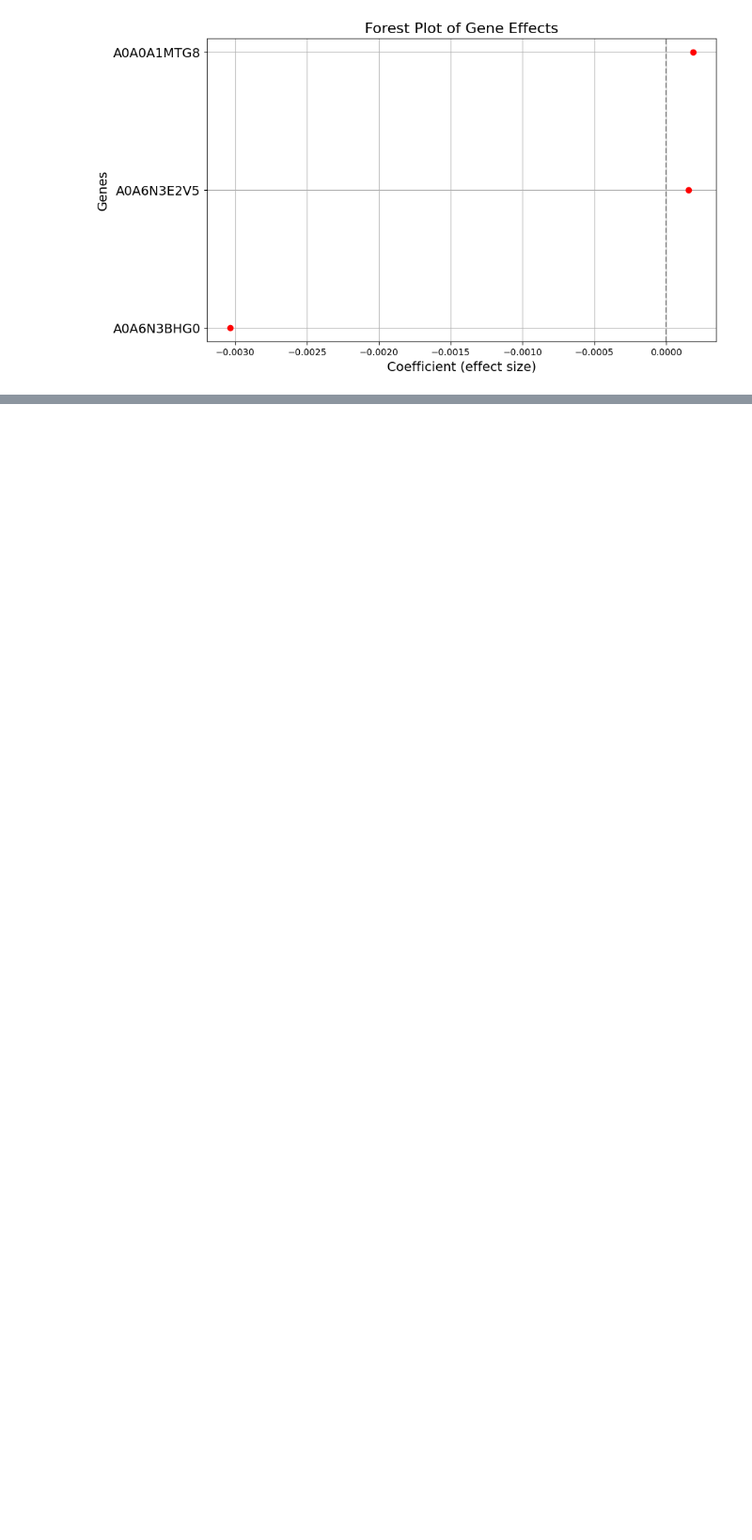
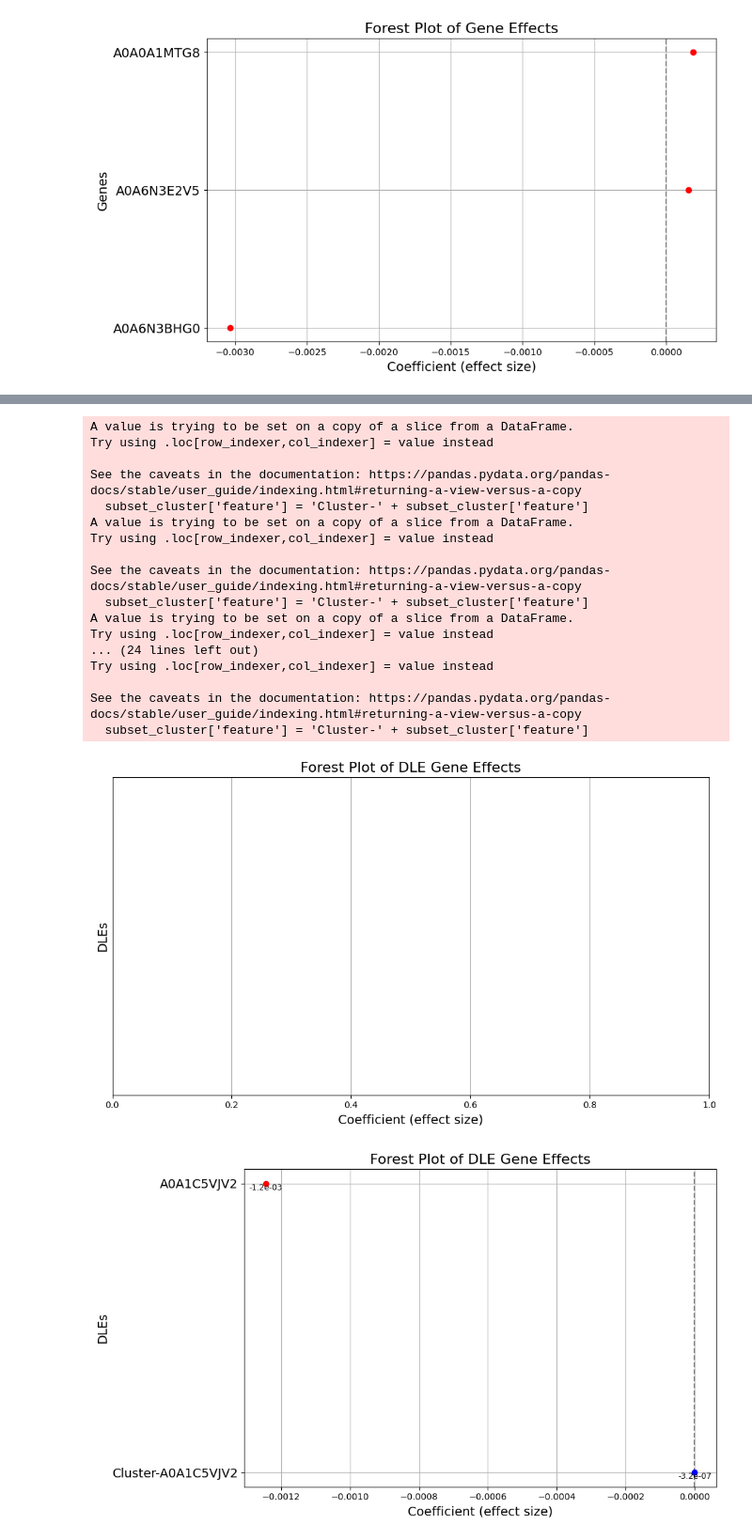
Before and after one commit to oliverdesa/Clustering_Metagenomics, a Jupyter notebook: src/clustering/cluster_analysis.ipynb, the cells around one changed output, grey strips where cells are left out. Shown at 94% size. Saved outputs shown, nothing was run; the diff lists cells and outputs as text; code cells hidden in the pictures; blank space fills up the shorter version.

Commit message:
Generated all forest plots
created for loops to generate forest plots for all downregulated clusters. removed old figures

```diff
--- a/src/clustering/cluster_analysis.ipynb
+++ b/src/clustering/cluster_analysis.ipynb
@@ -327,12 +327,15 @@ def get_cluster_indivudual_es(individual_coefs, cluster_coefs, cluster_id):
 
     # Adding labels and title with larger fonts
     plt.xlabel('Coefficient (effect size)', fontsize=14)
-    plt.ylabel('Genes', fontsize=14)
-    plt.title('Forest Plot of Gene Effects', fontsize=16)
+    plt.ylabel('DLEs', fontsize=14)
+    plt.title('Forest Plot of DLE Gene Effects', fontsize=16)
     plt.grid(True)
 
+    # Use tight layout to automatically adjust plot dimensions
+    plt.tight_layout()
+
     # Display the plot
-    plt.show()
+    plt.savefig(f'../../figures/{cluster_id}_forest_plot.png', dpi=300)
 # %%
 get_cluster_indivudual_es("/Users/odesa/Library/CloudStorage/OneDrive-UniversityofToronto/LabWork/CRC/maaslin/DRA008156/raw/all_results.tsv",
                            "/Users/odesa/Library/CloudStorage/OneDrive-UniversityofToronto/LabWork/CRC/maaslin/DRA008156/new_cluster/no_clr/all_results.tsv",
@@ -348,0 +350,29 @@ See the caveats in the documentation: https://pandas.pydata.org/pandas-docs/stab
+# %%
+# Loop through list of enzyme clusters and apply function
+downregulated = ['A0A0B0HUJ2', 'A0A1C5VJV2', 'A0A1C6FAW9', 'A0A1C6G745', 'A0A1Y6AQ80',
+                  'A0A6N3BHG0', 'A0A174TDS3', 'A0A829ZMP2', 'R6MIH8', 'R6YTV6']
+
+for cluster in downregulated:
+    get_cluster_indivudual_es("/Users/odesa/Library/CloudStorage/OneDrive-UniversityofToronto/LabWork/CRC/maaslin/DRA008156/raw/all_results.tsv",
+                           "/Users/odesa/Library/CloudStorage/OneDrive-UniversityofToronto/LabWork/CRC/maaslin/DRA008156/new_cluster/no_clr/all_results.tsv",
+                             cluster)
+# %% [output]
+A value is trying to be set on a copy of a slice from a DataFrame.
+Try using .loc[row_indexer,col_indexer] = value instead
+
+See the caveats in the documentation: https://pandas.pydata.org/pandas-docs/stable/user_guide/indexing.html#returning-a-view-versus-a-copy
+  subset_cluster['feature'] = 'Cluster-' + subset_cluster['feature']
+A value is trying to be set on a copy of a slice from a DataFrame.
+Try using .loc[row_indexer,col_indexer] = value instead
+
+See the caveats in the documentation: https://pandas.pydata.org/pandas-docs/stable/user_guide/indexing.html#returning-a-view-versus-a-copy
+  subset_cluster['feature'] = 'Cluster-' + subset_cluster['feature']
+A value is trying to be set on a copy of a slice from a DataFrame.
+Try using .loc[row_indexer,col_indexer] = value instead
+... (24 lines left out)
+Try using .loc[row_indexer,col_indexer] = value instead
+
+See the caveats in the documentation: https://pandas.pydata.org/pandas-docs/stable/user_guide/indexing.html#returning-a-view-versus-a-copy
+  subset_cluster['feature'] = 'Cluster-' + subset_cluster['feature']
+[figure, added]
+[figure, added]
```
Also changed, not shown: parts of 3 cells of this notebook, 1 other file.
